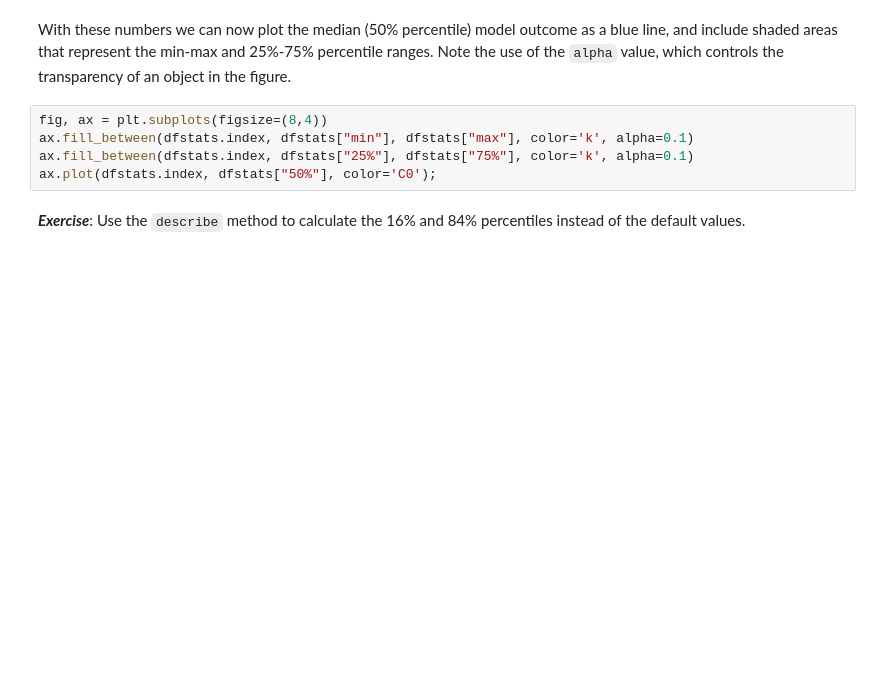
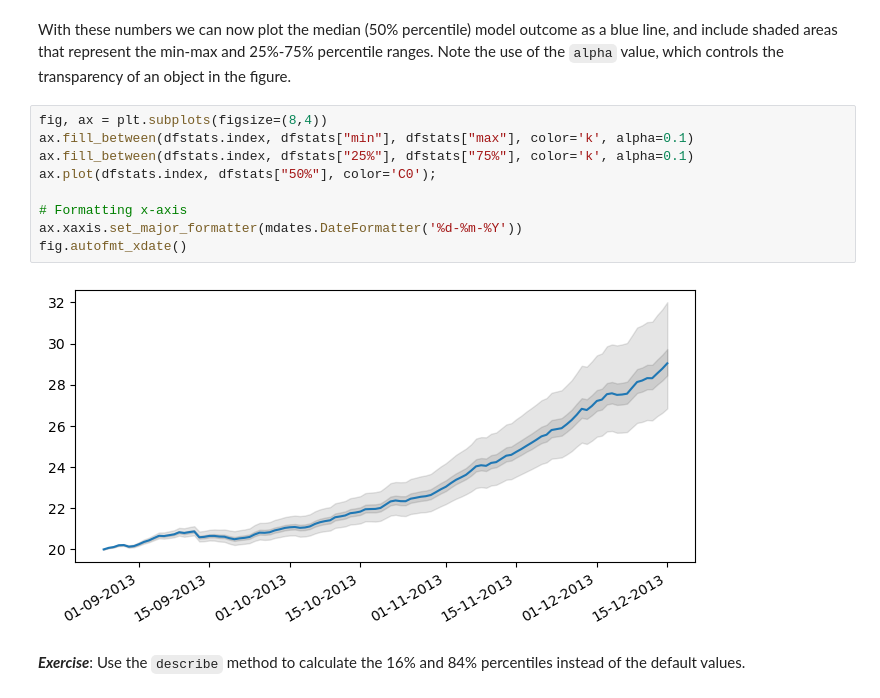
Before and after one commit to vincentpost/PythonMasterclass, a Jupyter notebook: session_07_plotting.ipynb, the cells around one changed output. Drawn from its saved outputs; the diff is of its cells as text; blank space fills up the shorter version.

```diff
--- a/session_07_plotting.ipynb
+++ b/session_07_plotting.ipynb
@@ -116,8 +153,14 @@ With these numbers we can now plot the median (50% percentile) model outcome as
 # %%
 fig, ax = plt.subplots(figsize=(8,4))
 ax.fill_between(dfstats.index, dfstats["min"], dfstats["max"], color='k', alpha=0.1)
 ax.fill_between(dfstats.index, dfstats["25%"], dfstats["75%"], color='k', alpha=0.1)
 ax.plot(dfstats.index, dfstats["50%"], color='C0');
+
+# Formatting x-axis
+ax.xaxis.set_major_formatter(mdates.DateFormatter('%d-%m-%Y'))
+fig.autofmt_xdate()
+# %% [output]
+[figure, added]
 # %% [markdown]
 ***Exercise***: Use the `describe` method to calculate the 16% and 84% percentiles instead of the default values.
 # %% [markdown]
```
Also changed, not shown: parts of 5 cells of this notebook, 1 other file.
